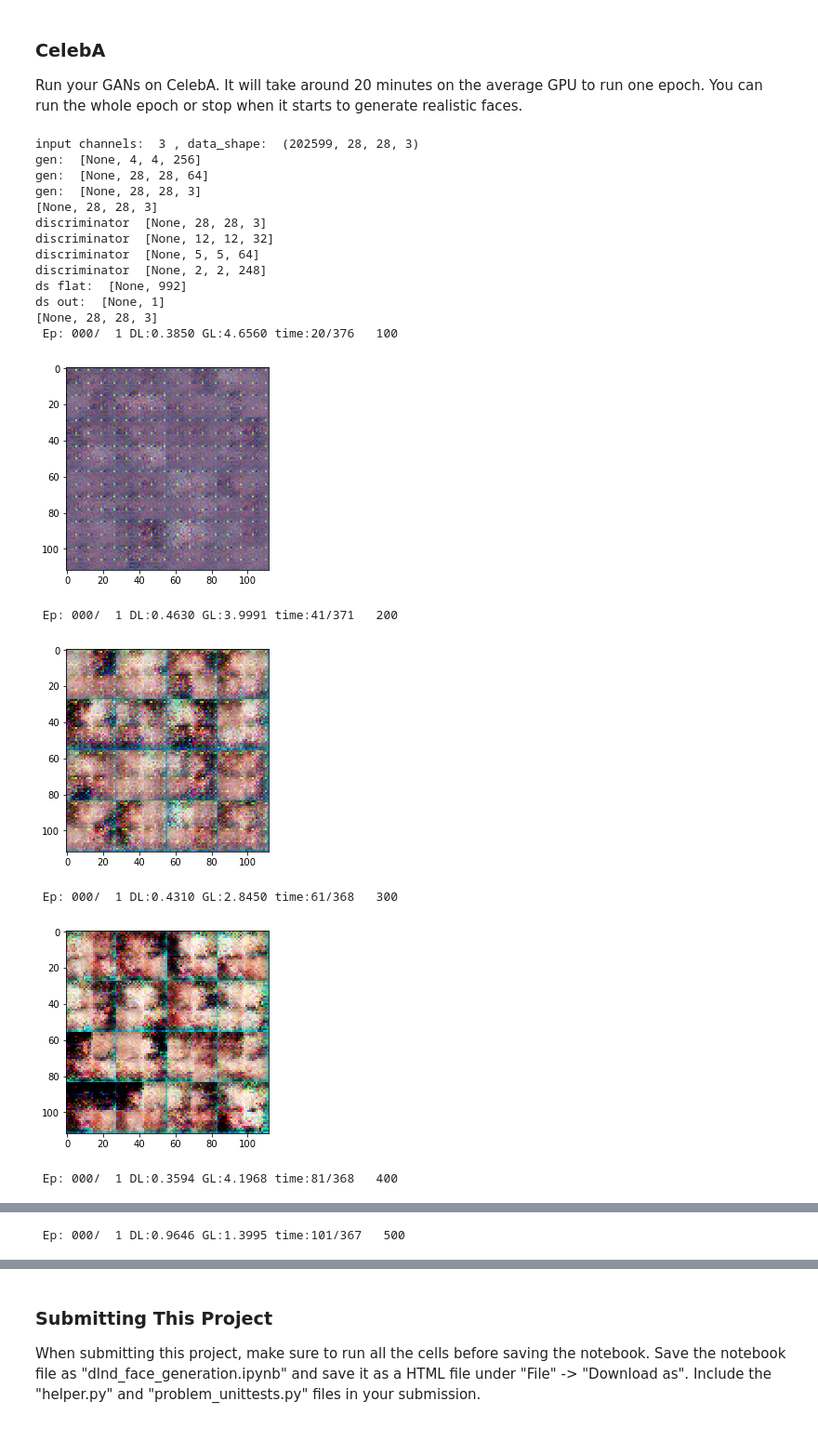
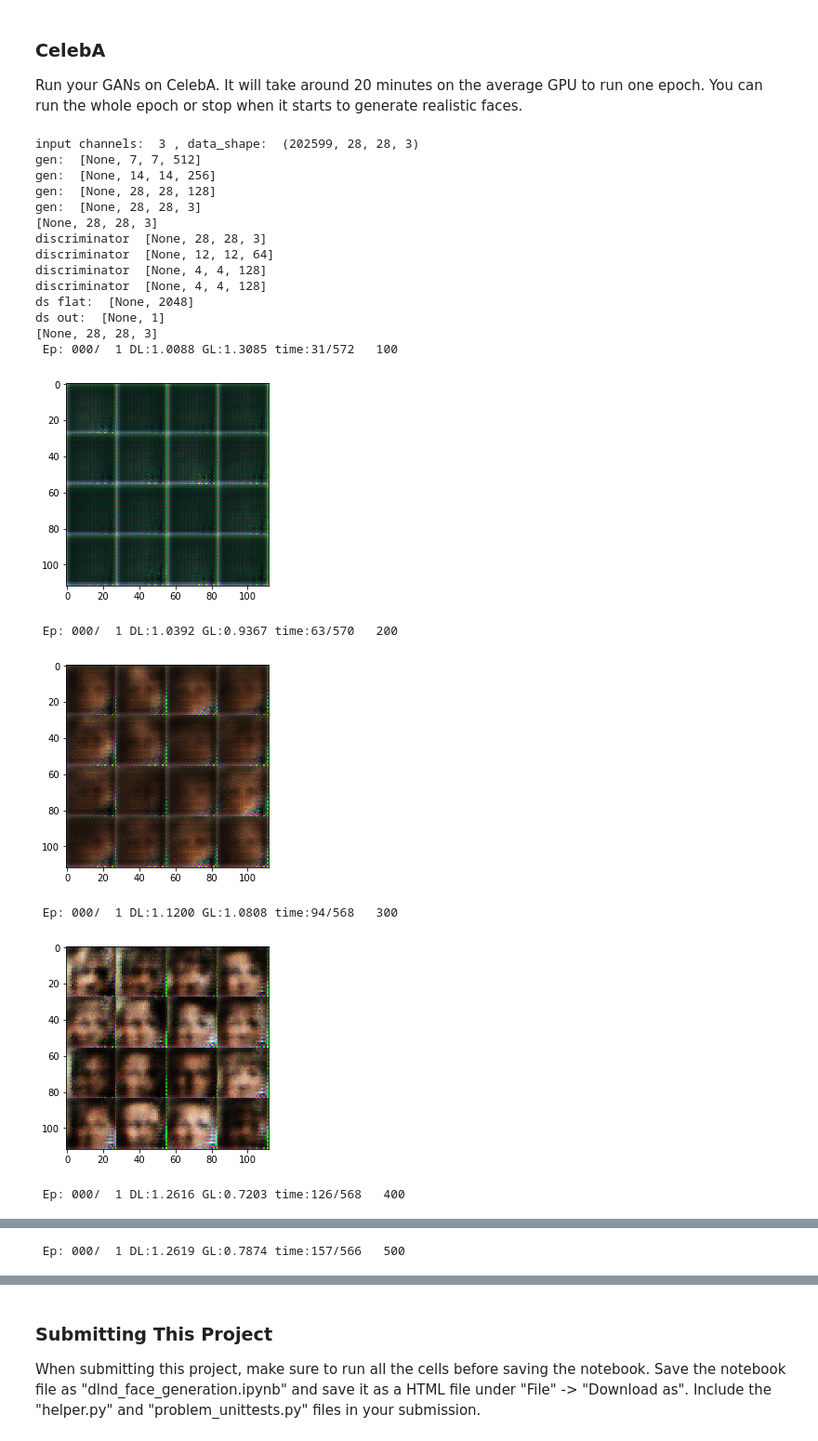
Before and after one commit to rally12/deep-learning, a Jupyter notebook: face_generation/dlnd_face_generation.ipynb, the cells around one changed output, grey strips where cells are left out. Shown at 93% size. Cells and saved outputs as stored; diff of their text form; code cells hidden in the pictures.

```diff
--- a/face_generation/dlnd_face_generation.ipynb
+++ b/face_generation/dlnd_face_generation.ipynb
@@ -222,7 +220,7 @@ def generator(z, out_channel_dim, is_train=True):
     alpha = 0.1
     with tf.variable_scope("generator",
                            reuse = not is_train):
-        generator = z
+        out = z
         #generator = tf.contrib.layers.fully_connected( generator, num_outputs= int(ims*2), activation_fn = None)
         #generator = tf.maximum(generator, tf.multiply(0.01, generator))
 
@@ -230,44 +228,33 @@ def generator(z, out_channel_dim, is_train=True):
         #generator = tf.maximum(generator, tf.multiply(0.01, generator))
 
         noise_shape = [-1, 2, 2, 25]
-        generator = tf.contrib.layers.fully_connected(
-            generator, num_outputs = int(np.product(noise_shape[1:])), activation_fn = None)
+        out = tf.contrib.layers.fully_connected(
+            out, num_outputs = int(np.product(noise_shape[1:])), activation_fn = None)
+        out = tf.maximum(out, tf.multiply(alpha, out))
 
-        out = tf.reshape(generator, noise_shape)
-        out = tf.layers.conv2d_transpose(out, 256,  2, 2, padding="valid",
+        out = tf.reshape(out, noise_shape)
+        out = tf.layers.conv2d_transpose(out, 512,  5, 2, padding="valid",
                                          activation=None,
                                          kernel_initializer=tf.contrib.layers.xavier_initializer_conv2d())
         out = tf.layers.batch_normalization(out, training=is_train)
         out = tf.maximum(out, tf.multiply(alpha, out))
         if (is_train): print("gen: ",out.get_shape().as_list())
 
-        out = tf.layers.conv2d_transpose(out, 64, 7, 7, padding="valid",
+        out = tf.layers.conv2d_transpose(out, 256, 5, 2, padding="same",
                                          activation=None,
                                          kernel_initializer=tf.contrib.layers.xavier_initializer_conv2d())
         out = tf.layers.batch_normalization(out, training=is_train)
         out = tf.maximum(out, tf.multiply(alpha, out))
         if (is_train): print("gen: ",out.get_shape().as_list())
 
-        #out = tf.layers.conv2d_transpose(out, 128, 8, 1, padding="same", activation=None, kernel_initializer=tf.contrib.layers.xavier_initializer_conv2d())
-        #out = tf.layers.batch_normalization(out, training=is_train)
-        #out = tf.maximum(out, tf.multiply(alpha, out))
-        #if (is_train): print("gen: ",out.get_shape().as_list())
+        out = tf.layers.conv2d_transpose(out, 128, 5, 2, padding="same", activation=None, kernel_initializer=tf.contrib.layers.xavier_initializer_conv2d())
+        out = tf.layers.batch_normalization(out, training=is_train)
+        out = tf.maximum(out, tf.multiply(alpha, out))
+        if (is_train): print("gen: ",out.get_shape().as_list())
 
-        #out = tf.layers.conv2d_transpose(out, 24, 8, 2, padding="same", activation=None, kernel_initializer=tf.contrib.layers.xavier_initializer_conv2d())
-        #out = tf.layers.batch_normalization(out, training=is_train)
-        #out = tf.maximum(out, tf.multiply(alpha, out))
-        #if (is_train): print("gen: ",out.get_shape().as_list())
-
-        out = tf.layers.conv2d_transpose(out, out_channel_dim, 3, 1, padding="same",
+        out = tf.layers.conv2d_transpose(out, out_channel_dim, 5, 1, padding="same",
                                          activation=None,
                                          kernel_initializer=tf.contrib.layers.xavier_initializer_conv2d())
-        out = tf.layers.batch_normalization(out, training=is_train)
-        #if (is_train): print("gen: ",out.get_shape().as_list())
-
-        #out = tf.maximum(out, tf.multiply(alpha, out))
-        #out = tf.layers.conv2d(out, out_channel_dim, 5, 1, padding="valid", activation=None, kernel_initializer=tf.contrib.layers.xavier_initializer_conv2d())
-        #out = tf.layers.batch_normalization(out, training=is_train)
-
 
         out = tf.tanh( out  )
         if (is_train): print("gen: ",out.get_shape().as_list())
@@ -541,36 +532,37 @@ Run your GANs on CelebA.  It will take around 20 minutes on the average GPU to r
 # %%
 batch_size = 64
 z_dim = 100
-learning_rate = 0.0003
+learning_rate = 0.00013
 beta1 = 0.1
 
 
 """
 DON'T MODIFY ANYTHING IN THIS CELL THAT IS BELOW THIS LINE
 """
 epochs = 1
 
 celeba_dataset = helper.Dataset('celeba', glob(os.path.join(data_dir, 'img_align_celeba/*.jpg')))
 with tf.Graph().as_default():
     train(epochs, batch_size, z_dim, learning_rate, beta1, celeba_dataset.get_batches,
           celeba_dataset.shape, celeba_dataset.image_mode)
 # %% [output]
 input channels:  3 , data_shape:  (202599, 28, 28, 3)
-gen:  [None, 4, 4, 256]
-gen:  [None, 28, 28, 64]
+gen:  [None, 7, 7, 512]
+gen:  [None, 14, 14, 256]
+gen:  [None, 28, 28, 128]
 gen:  [None, 28, 28, 3]
 [None, 28, 28, 3]
 discriminator  [None, 28, 28, 3]
-discriminator  [None, 12, 12, 32]
-discriminator  [None, 5, 5, 64]
-discriminator  [None, 2, 2, 248]
-ds flat:  [None, 992]
+discriminator  [None, 12, 12, 64]
+discriminator  [None, 4, 4, 128]
+discriminator  [None, 4, 4, 128]
+ds flat:  [None, 2048]
 ds out:  [None, 1]
 [None, 28, 28, 3]
- Ep: 000/  1 DL:0.3850 GL:4.6560 time:20/376   100
+ Ep: 000/  1 DL:1.0088 GL:1.3085 time:31/572   100
-[figure, old version]
+[figure, new version]
- Ep: 000/  1 DL:0.4630 GL:3.9991 time:41/371   200
+ Ep: 000/  1 DL:1.0392 GL:0.9367 time:63/570   200
-[figure, old version]
+[figure, new version]
- Ep: 000/  1 DL:0.4310 GL:2.8450 time:61/368   300
+ Ep: 000/  1 DL:1.1200 GL:1.0808 time:94/568   300
-[figure, old version]
+[figure, new version]
- Ep: 000/  1 DL:0.3594 GL:4.1968 time:81/368   400
+ Ep: 000/  1 DL:1.2616 GL:0.7203 time:126/568   400
@@ -578 +570 @@ ds out:  [None, 1]
- Ep: 000/  1 DL:0.9646 GL:1.3995 time:101/367   500
+ Ep: 000/  1 DL:1.2619 GL:0.7874 time:157/566   500
```
Also changed, not shown: parts of 6 cells of this notebook, 1 other file.
